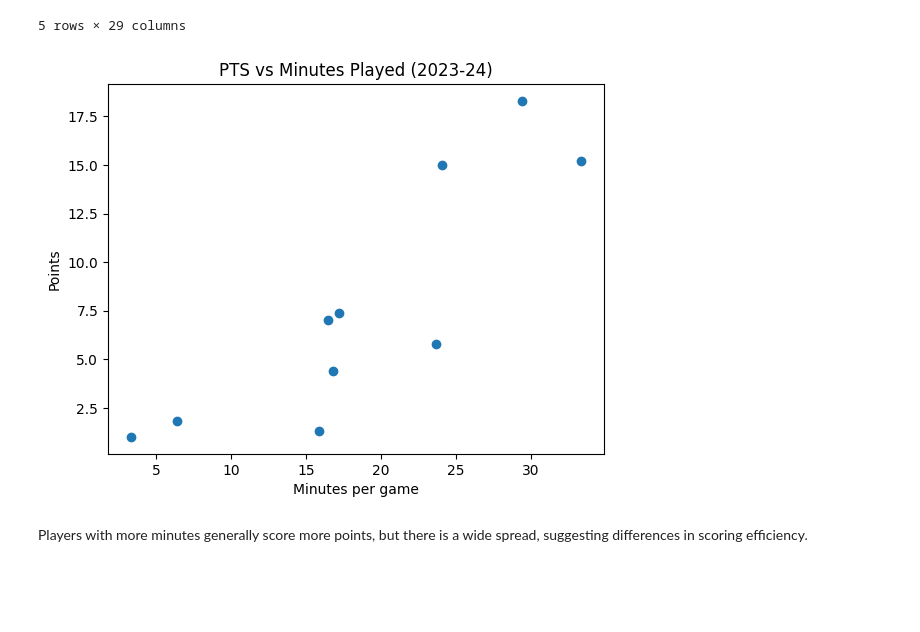
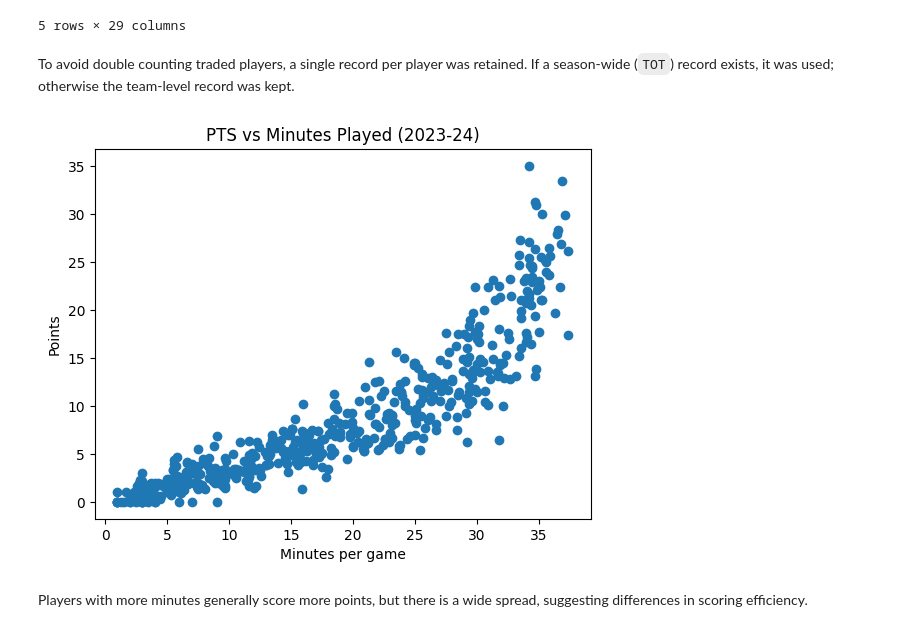
Before and after one commit to MaciejRR/NBA_23_24_Analysis, a Jupyter notebook: NBA_23_24_Analysis.ipynb, the cells around one changed output. Cells and saved outputs as stored; diff of their text form; code cells hidden in the pictures; blank space fills up the shorter version.

```diff
--- a/NBA_23_24_Analysis.ipynb
+++ b/NBA_23_24_Analysis.ipynb
@@ -6,5 +7,5 @@ import matplotlib.pyplot as plt
 # %%
-df = pd.read_csv("sample_data/NBA_2024_per_game(03-01-2024).csv")
+df = pd.read_csv("NBA_23_24_per_game.csv")
 df.head()
 # %% [output]
 |  | Player | Pos | Age | Tm | G | GS | MP | FG | FGA | FG% | ... | ... |
@@ -29,14 +29,25 @@ df_total.head()
 | 39 | Nicolas Batum | PF | 35 | TOT | 21 | 14 | 23.7 | 2.0 | 3.8 | 0.538 | ... | ... |
 | 106 | Robert Covington | SF-PF | 33 | TOT | 29 | 6 | 16.8 | 1.5 | 3.4 | 0.439 | ... | ... |
 5 rows × 29 columns
+# %%
+df = df.copy() #we dont want to modify original DataFrame
+has_total =df.groupby("Player")["Tm"].transform(lambda x: (x == "TOT").any())
+
+df_clean = df[
+    ((has_total) & (df["Tm"] == "TOT")) |
+    ((~has_total) & (df["Tm"] != "TOT"))
+].copy()
+# %% [markdown]
+To avoid double counting traded players, a single record per player was retained.
+If a season-wide (`TOT`) record exists, it was used; otherwise the team-level record was kept.
 # %%
 plt.figure()
-plt.scatter(df_total["MP"], df_total["PTS"])
+plt.scatter(df_clean["MP"], df_clean["PTS"])
 plt.xlabel("Minutes per game")
 plt.ylabel("Points")
 plt.title("PTS vs Minutes Played (2023-24)")
 plt.show()
 # %% [output]
-[figure, old version]
+[figure, new version]
 # %% [markdown]
 Players with more minutes generally score more points, but there is a wide spread, suggesting differences in scoring efficiency.
```
Also changed, not shown: parts of 3 cells of this notebook.
